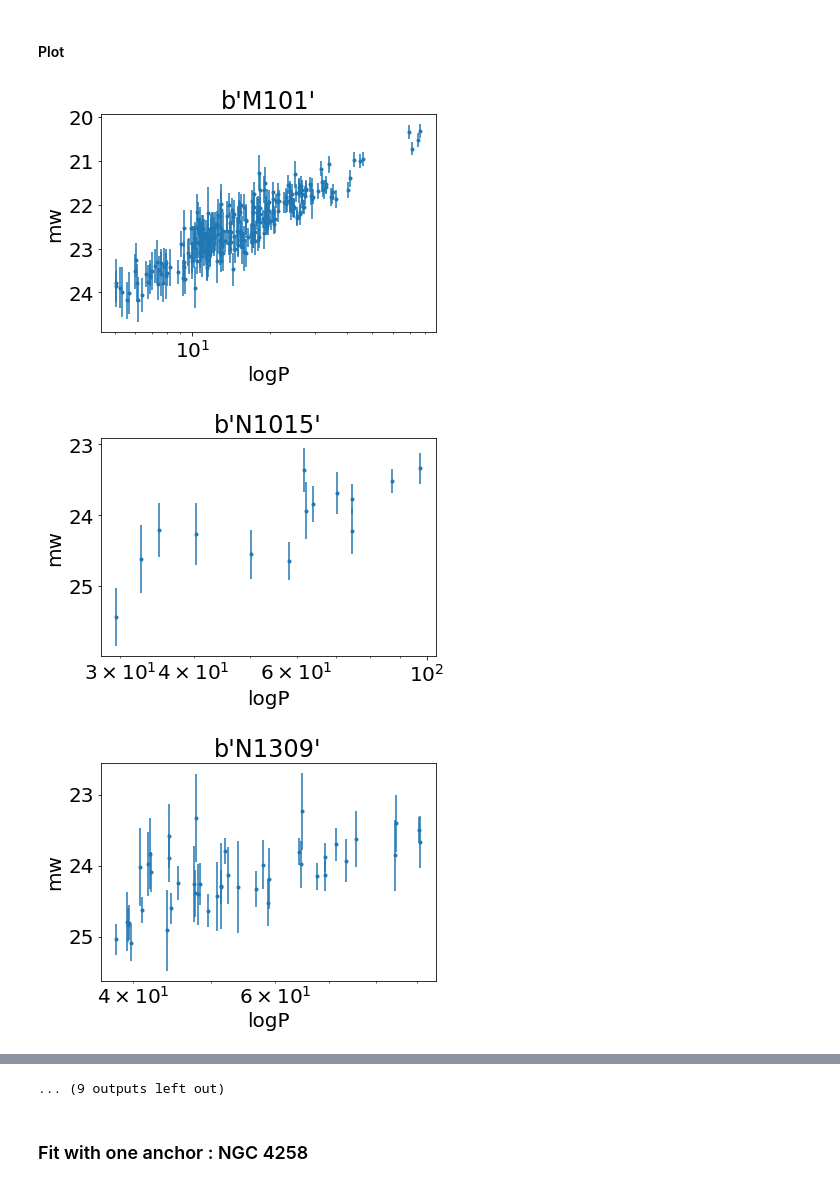
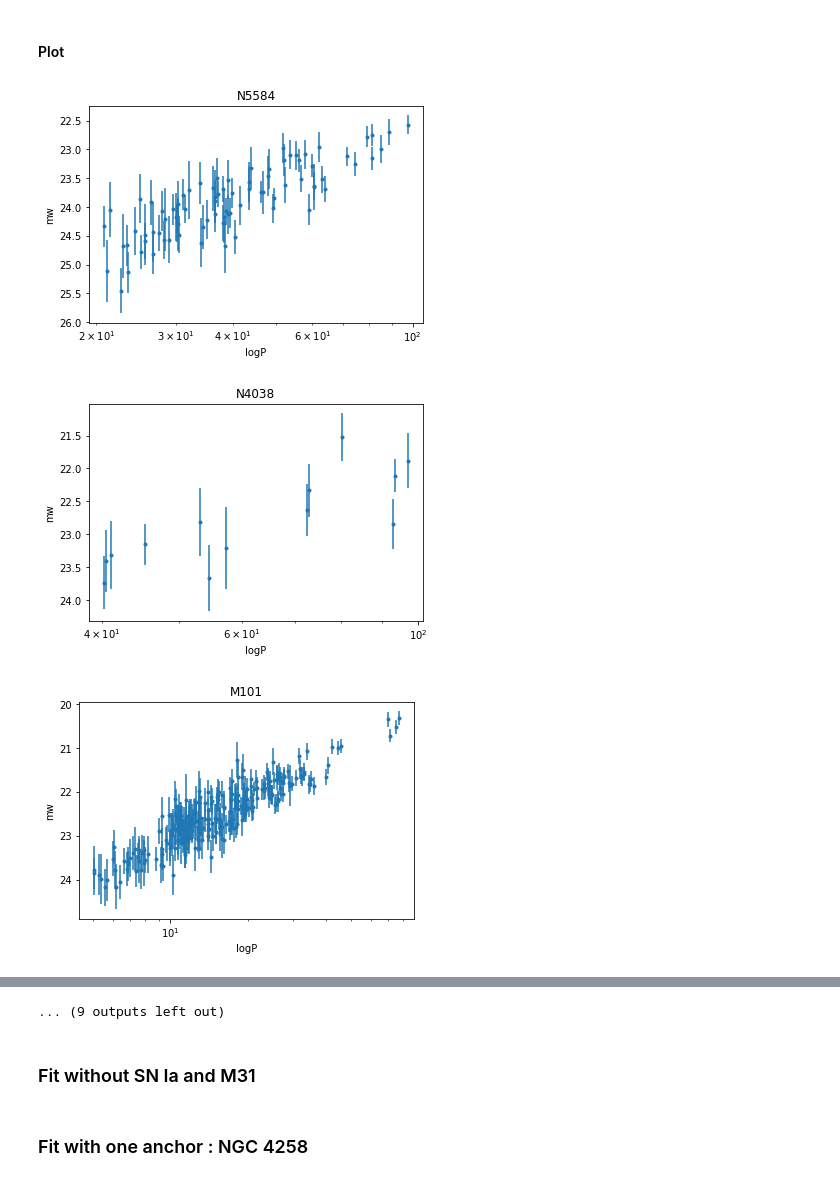
Before and after one commit to bastiencarreres/H0_work, a Jupyter notebook: H0_meas.ipynb, the cells around one changed output, grey strips where cells are left out. Saved outputs shown, nothing was run; the diff lists cells and outputs as text; code cells hidden in the pictures.

```diff
--- a/H0_meas.ipynb
+++ b/H0_meas.ipynb
@@ -397,0 +307,5 @@ sn_host=[b'M101', b'N1015', b'N1309', b'N1365',
+# %%
+data_cephe = aread('./Cepheids data/table4.dat',readme='./Cepheids data/zzz_ReadMe')
+
+data_names_sn=['Gal', 'SN_id', 'mag+5a', 'sig_mag+5a', 'mu_i', 'sig_mu_i', 'M0', 'sigM0']
+data_sn_R16=aread("./Cepheids data/R16_SN.txt",names=data_names_sn)
@@ -398,3 +357,6 @@ sn_host=[b'M101', b'N1015', b'N1309', b'N1365',
+# %%
+host_list = set(data_cephe['Gal'])
+sn_host = set(data_sn_R16['Gal'])
 # %%
 #DEFINITION DES MESURES EXTERNES
 R=0.39
@@ -404,3 +366,8 @@ sigma_av=0.00176
 
 mu_N4258 = 29.387
 sigma_mu_N4258 = 0.0568
+# %%
+data_cephe['mw'] = data_cephe['F160W']-R*data_cephe['V-I']
+# %%
+data_cephe.sort('Gal')
+data_cephe
@@ -408,16 +420,16 @@ sigma_mu_N4258 = 0.0568
 #### Plot
 # %%
 for host in host_list:
-    cephe_list = data_cephe[data_cephe['Field']== host]
+    cephe_list = data_cephe[data_cephe['Gal']== host]
     plt.figure()
     plt.title(host)
-    plt.errorbar(cephe_list['Per'], cephe_list['F160W']-R*cephe_list['F555W-F814W'],yerr=cephe_list['sigma_tot'],fmt='.')
+    plt.errorbar(cephe_list['Per'], cephe_list['mw'],yerr=cephe_list['sigTot'],fmt='.')
     plt.gca().invert_yaxis()
     plt.xscale('log')
     plt.xlabel('logP')
     plt.ylabel('mw')
 plt.show()
 # %% [output]
-[figure, old version]
+[figure, new version]
-[figure, old version]
+[figure, new version]
-[figure, old version]
+[figure, new version]
@@ -433 +445,3 @@ plt.show()
 ... (9 outputs left out)
+# %% [markdown]
+### Fit without SN Ia and M31
```
Also changed, not shown: parts of 42 cells of this notebook.
